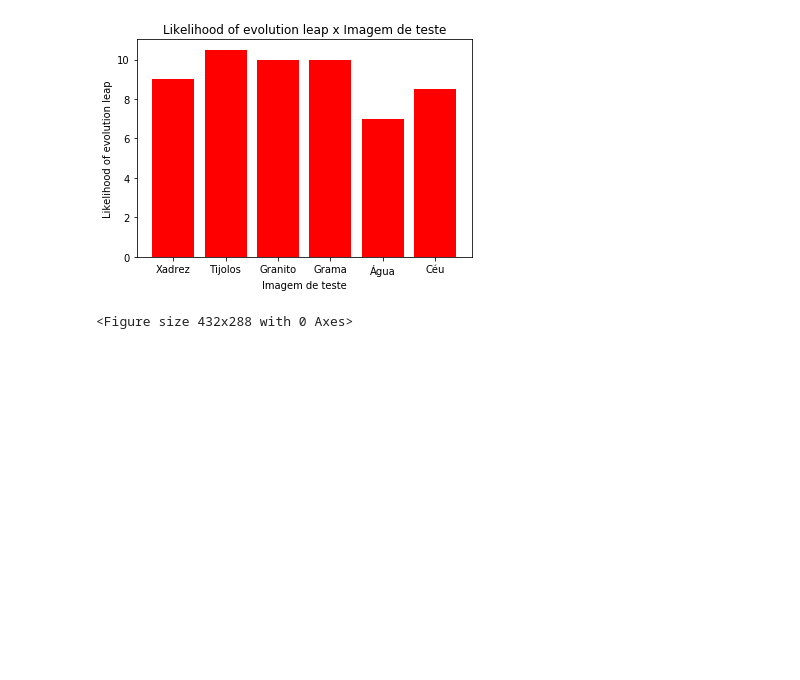
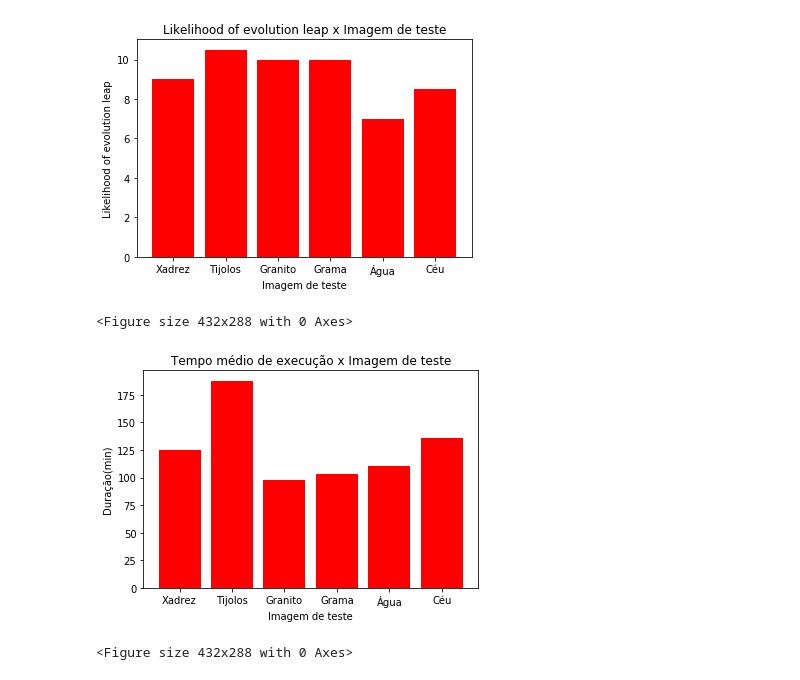
Before and after one commit to viniciusvmda/procedural-texture, a Jupyter notebook: graphics.ipynb, the cells around one changed output. Saved outputs shown, nothing was run; the diff lists cells and outputs as text; code cells hidden in the pictures; blank space fills up the shorter version.

```diff
--- a/graphics.ipynb
+++ b/graphics.ipynb
@@ -169,3 +177,37 @@ plt.clf()
 # %% [output]
 [figure]
 <Figure size 432x288 with 0 Axes>
+# %%
+# tempo medio
+
+# tempo
+
+x = []
+tMed=[]
+for img in images:
+  t=[]
+  for i in range(0, 2):
+    with open('results/' + img + str(i) + '.csv', 'r') as csvfile:
+      plots= csv.reader(csvfile, delimiter=',')
+      tAux = []
+      for row in plots:
+        tAux.append(float(row[5])/60)
+    t.append(tAux)
+
+  x.append(names[img])
+  tMed.append(np.sum(((np.array(t[0]) + np.array(t[1])) / 2)))
+
+plt.figure()
+plt.bar(x, tMed, color='red')
+
+plt.title('Tempo médio de execução x Imagem de teste')
+
+plt.xlabel('Imagem de teste')
+plt.ylabel('Duração(min)')
+
+plt.savefig('results/graphAvgTime.pdf')
+plt.show()
+plt.clf()
+# %% [output]
+[figure, added]
+<Figure size 432x288 with 0 Axes>
```
Also changed, not shown: parts of 1 cell of this notebook, 10 other files.
